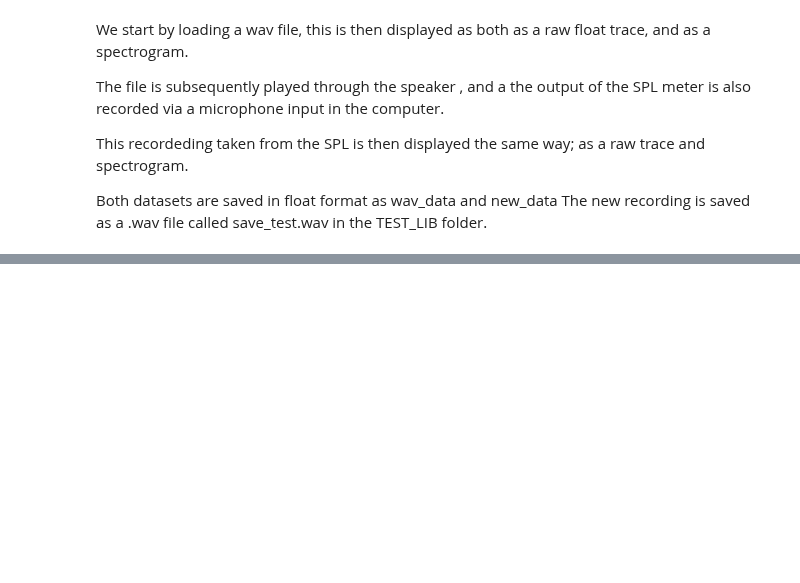
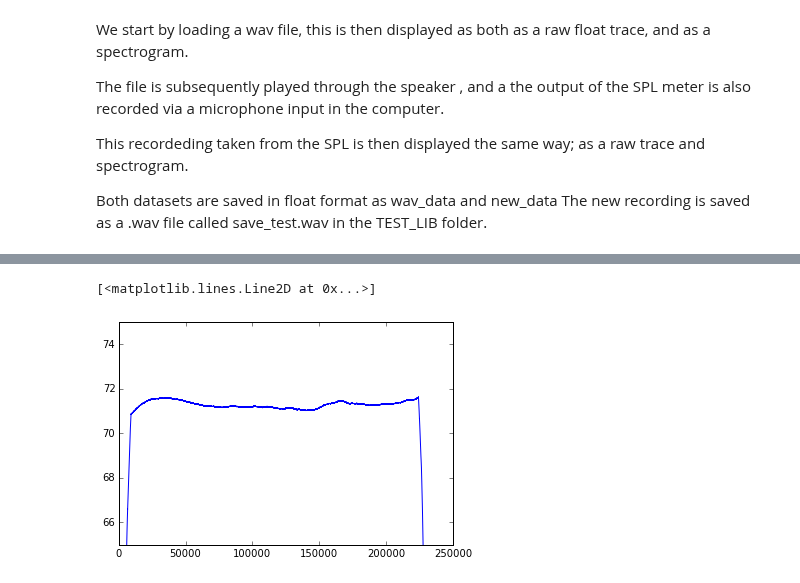
Before and after one commit to BirdMI-UniversityofAuckland/MichaelSandbox, a Jupyter notebook: MicSpeakerPro/SPL_meter_testing.ipynb, the cells around one changed output, grey strips where cells are left out. Saved outputs shown, nothing was run; the diff lists cells and outputs as text; code cells hidden in the pictures; blank space fills up the shorter version.

```diff
--- a/MicSpeakerPro/SPL_meter_testing.ipynb
+++ b/MicSpeakerPro/SPL_meter_testing.ipynb
@@ -103,0 +141,21 @@ plt.ylim((min_range,max_range))
+# %%
+#testset = 95+20*np.log10(abs(new_data))
+
+def movingaverage(interval, window_size):
+    window = np.ones(int(window_size))/float(window_size)
+    return np.convolve(interval, window, 'same')
+
+Fweighting = 44100 * 0.125 # 125 ms or 'FAST' weighting.
+Sweighting = 44100  # 1 s or 'SLOW' weighting.
+
+testset = movingaverage(abs(new_data), Fweighting)
+
+testset = 20*np.log10(testset)+(95)
+
+plt.ylim(65,75)
+plt.plot(testset)
+
+#freq_response  = volts_to_db(new_data[6050:])
+# %% [output]
+[<matplotlib.lines.Line2D at 0x...>]
+[figure, added]
```
Also changed, not shown: parts of 13 cells of this notebook.
